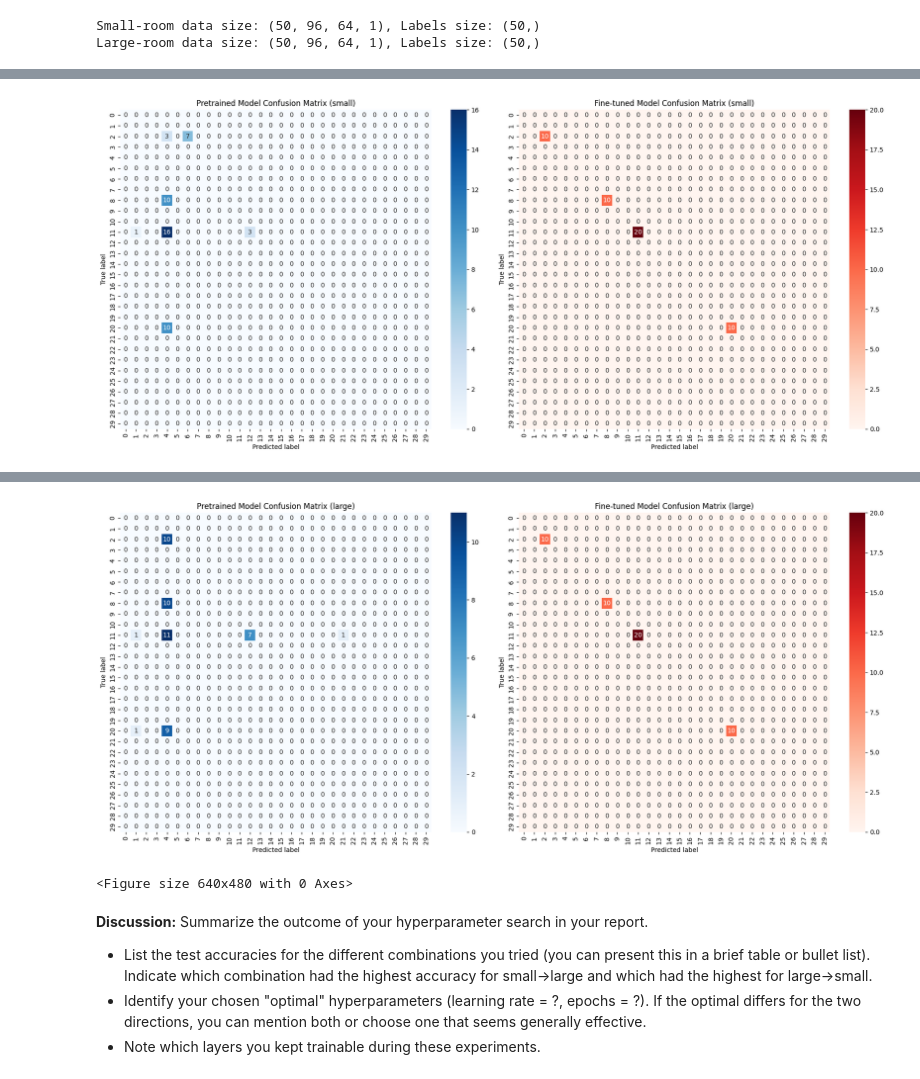
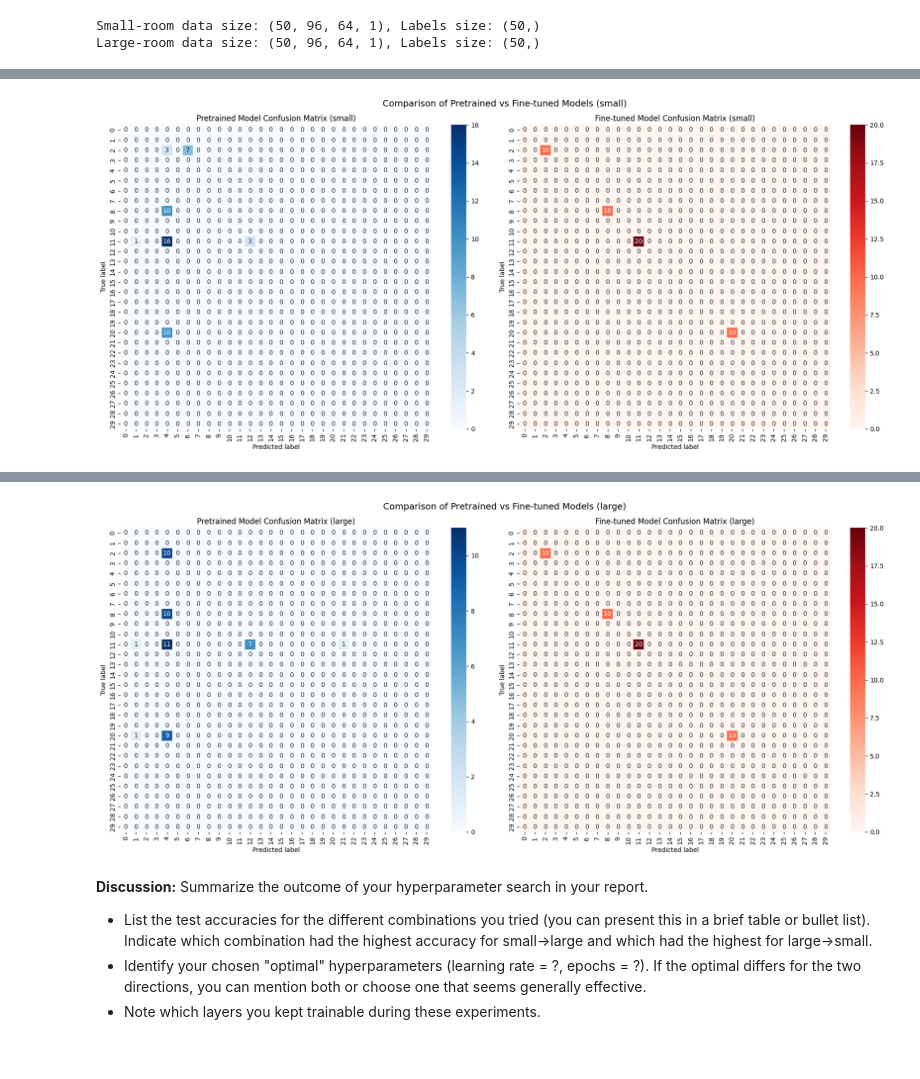
Before and after one commit to Sharwin24/Machine-Learning-and-Sensing, a Jupyter notebook: A2/Assignment2.ipynb, the cells around one changed output, grey strips where cells are left out. Cells and saved outputs as stored; diff of their text form; code cells hidden in the pictures.

```diff
--- a/A2/Assignment2.ipynb
+++ b/A2/Assignment2.ipynb
@@ -655,19 +743,17 @@ Best model saved to ./models/best_large_train_model.h5
 # %%
-# TODO: Compare to the pre-trained model
 pretrained_model = load_model('example_model.hdf5', compile=False)
 pretrained_model.compile(optimizer=Adam(learning_rate=9.999999747378752e-05), loss='categorical_crossentropy')
 # pretrained_model.summary()
-from tensorflow.keras.utils import to_categorical
-
-# One-hot encode the target labels
-y_small_one_hot = to_categorical(y_small, num_classes=30)
-y_large_one_hot = to_categorical(y_large, num_classes=30)
+y_small_onehot = tf.keras.utils.to_categorical(y_small, num_classes=len(UBICOUSTICS_LABELS))
+y_large_onehot = tf.keras.utils.to_categorical(y_large, num_classes=len(UBICOUSTICS_LABELS))
 
 # Evaluate the pretrained model on the small-room data and large-room data
-pretrain_acc_small = pretrained_model.evaluate(X_small, y_small_one_hot, verbose=0)
-pretrain_acc_large = pretrained_model.evaluate(X_large, y_large_one_hot, verbose=0)
-print(f"Pretrained model accuracy on small-room data: {pretrain_acc_small:.2f}%")
-print(f"Pretrained model accuracy on large-room data: {pretrain_acc_large:.2f}%")
+pretrain_acc_small = pretrained_model.evaluate(
+    X_small, y_small_onehot, verbose=0)
+pretrain_acc_large = pretrained_model.evaluate(
+    X_large, y_large_onehot, verbose=0)
+print(f"Pretrained model accuracy on small-room data: {pretrain_acc_small:.4f}%")
+print(f"Pretrained model accuracy on large-room data: {pretrain_acc_large:.4f}%")
 
 best_small_train_model = load_model(f"{MODEL_PATH}/best_small_train_model.h5", compile=False)
 best_small_train_model.compile(optimizer=Adam(learning_rate=9.999999747378752e-05), loss='categorical_crossentropy')
@@ -675,12 +761,14 @@ best_large_train_model = load_model(f"{MODEL_PATH}/best_large_train_model.h5", c
 best_large_train_model.compile(optimizer=Adam(learning_rate=9.999999747378752e-05), loss='categorical_crossentropy')
 
 # Evaluate the fine-tuned model on the small-room data and large-room data
-fine_tuned_acc_small = best_small_train_model.evaluate(X_small, y_small_one_hot, verbose=0)
-fine_tuned_acc_large = best_large_train_model.evaluate(X_large, y_large_one_hot, verbose=0)
+fine_tuned_acc_small = best_small_train_model.evaluate(
+    X_small, y_small_onehot, verbose=0)
+fine_tuned_acc_large = best_large_train_model.evaluate(
+    X_large, y_large_onehot, verbose=0)
 print(
-    f"Fine tuned model accuracy on small-room data: {fine_tuned_acc_small:.2f}%")
+    f"Fine tuned model accuracy on small-room data: {fine_tuned_acc_small:.4f}%")
 print(
-    f"Fine tuned model accuracy on large-room data: {fine_tuned_acc_large:.2f}%")
+    f"Fine tuned model accuracy on large-room data: {fine_tuned_acc_large:.4f}%")
 
 # Create a confusion matrix comparing the pretrained model and the fine-tuned model
 def compare_models(y_true, y_pred_pretrained, y_pred_fine_tuned, labels, env):
@@ -701,10 +789,9 @@ def compare_models(y_true, y_pred_pretrained, y_pred_fine_tuned, labels, env):
     axes[1].set_title(f'Fine-tuned Model Confusion Matrix ({env})')
     axes[1].set_ylabel('True label')
     axes[1].set_xlabel('Predicted label')
-
+    plt.suptitle(f'Comparison of Pretrained vs Fine-tuned Models ({env})', fontsize=14)
     plt.tight_layout()
     plt.show()
-    plt.savefig(f"pretrain_vs_finetune_{env}.png")
 
 compare_models(
     y_true=y_small,
@@ -730 +816,0 @@ Fine tuned model accuracy on large-room data: 0.00%
-[figure, old version]
@@ -733,0 +819 @@ Fine tuned model accuracy on large-room data: 0.00%
+[figure, new version]
@@ -734,5 +822,4 @@ Fine tuned model accuracy on large-room data: 0.00%
-[figure, old version]
+[figure, new version]
-<Figure size 640x480 with 0 Axes>
 # %% [markdown]
 **Discussion:** Summarize the outcome of your hyperparameter search in your report.
 
```
Also changed, not shown: parts of 12 cells of this notebook, 14 other files.
